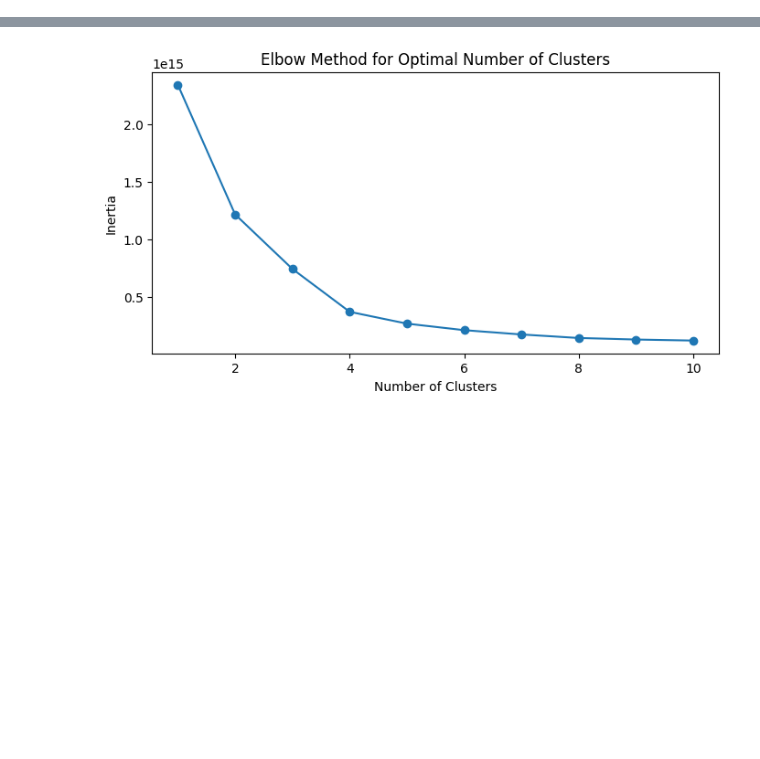
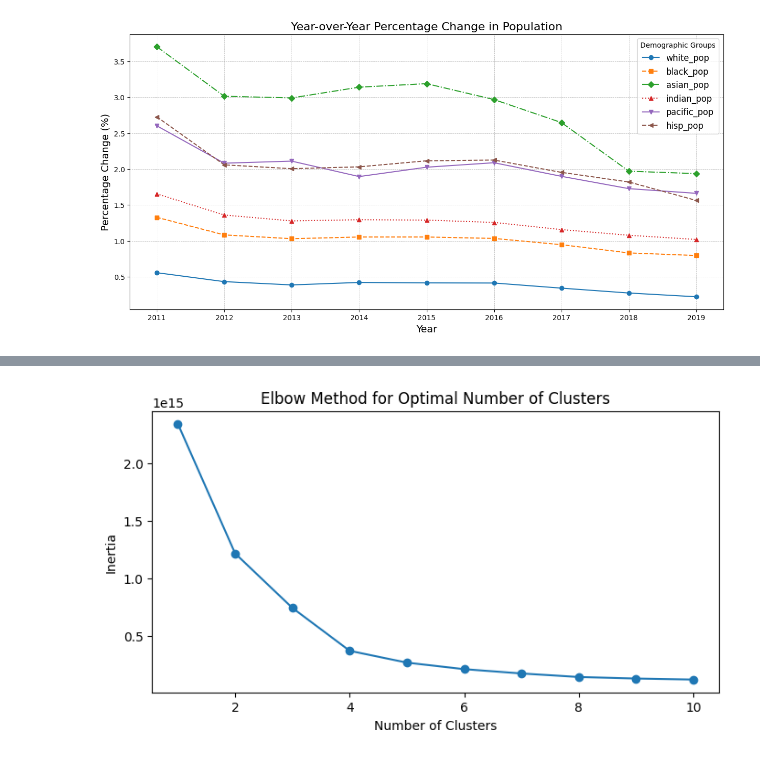
Before and after one commit to HanselSob/county-level-population-by-race-ethnicity, a Jupyter notebook: race-ethnicity-population-python-project/census-pop-notebook.ipynb, the cells around one changed output, grey strips where cells are left out. Drawn from its saved outputs; the diff is of its cells as text; code cells hidden in the pictures; blank space fills up the shorter version.

```diff
--- a/race-ethnicity-population-python-project/census-pop-notebook.ipynb
+++ b/race-ethnicity-population-python-project/census-pop-notebook.ipynb
@@ -58,0 +113,29 @@ plt.show()
+# %%
+# Group by year and sum the population columns
+year_group = df.groupby('year')[['white_pop', 'black_pop', 'asian_pop', 'indian_pop', 'pacific_pop', 'hisp_pop']].sum()
+
+# Calculate the year-over-year percentage change
+year_group_percentage_change = year_group.pct_change() * 100
+
+# Plot the year-over-year percentage change trends over the years
+fig, ax = plt.subplots(figsize=(15, 7))
+markers = ['o', 's', 'D', '^', 'v', '<', '>']
+line_styles = ['-', '--', '-.', ':', '-', '--', '-.']
+for i, column in enumerate(year_group_percentage_change.columns):
+    ax.plot(year_group_percentage_change.index, year_group_percentage_change[column], marker=markers[i % len(markers)], linestyle=line_styles[i % len(line_styles)], label=column)
+
+# Add title and labels
+ax.set_title('Year-over-Year Percentage Change in Population', fontsize=16)
+ax.set_xlabel('Year', fontsize=14)
+ax.set_ylabel('Percentage Change (%)', fontsize=14)
+
+# Add grid
+ax.grid(True, which='both', linestyle='--', linewidth=0.5)
+
+# Add legend
+ax.legend(title='Demographic Groups', fontsize=12)
+
+# Show plot
+plt.show()
+# %% [output]
+[figure, added]
```
Also changed, not shown: parts of 6 cells of this notebook, 2 other files.
